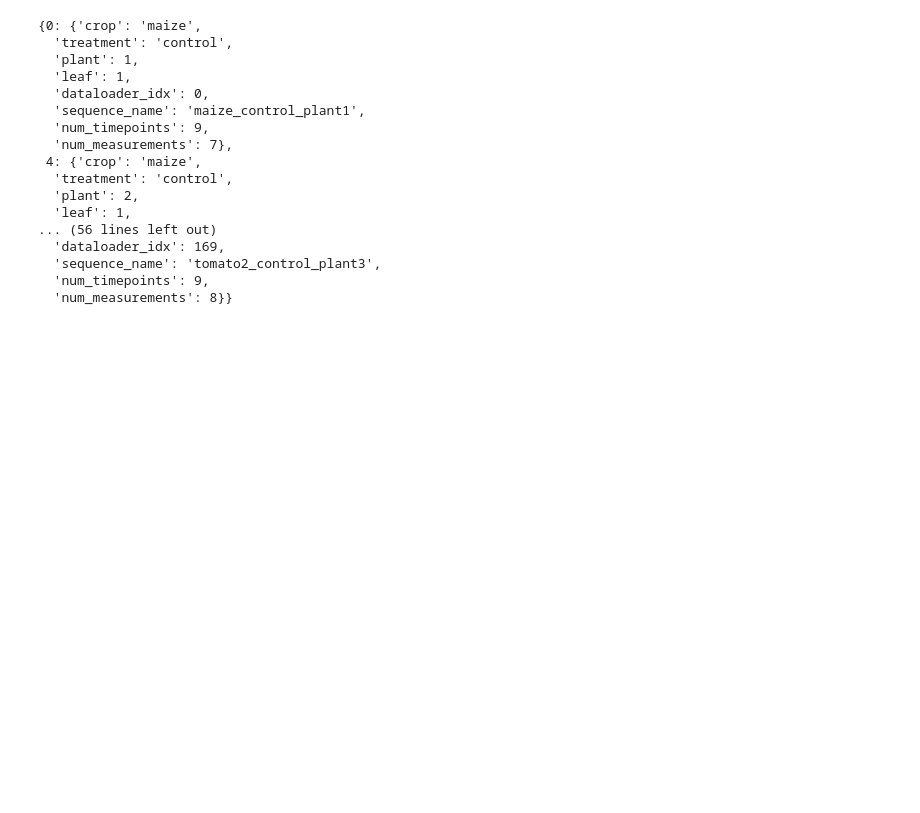
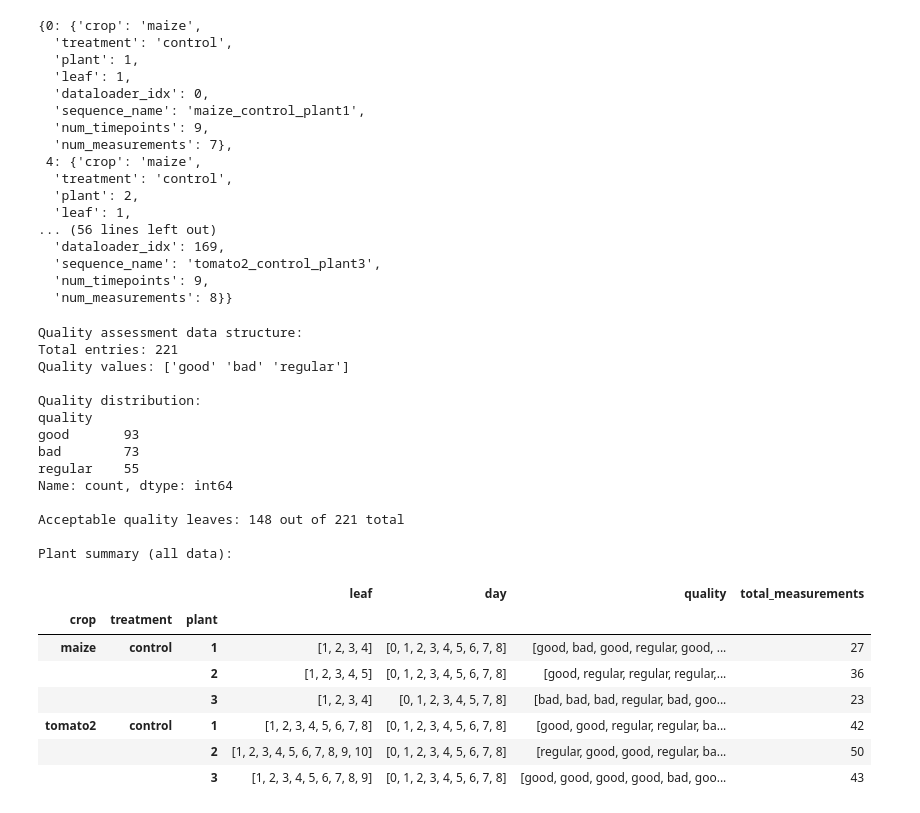
Before and after one commit to Joaquin-Gajardo/plant-shape-analysis, a Jupyter notebook: notebooks/7-compute_traits_TrackPlant3D.ipynb, the cells around one changed output. Cells and saved outputs as stored; diff of their text form; code cells hidden in the pictures; blank space fills up the shorter version.

```diff
--- a/notebooks/7-compute_traits_TrackPlant3D.ipynb
+++ b/notebooks/7-compute_traits_TrackPlant3D.ipynb
@@ -559,3 +559,55 @@ matched_sequences
   'sequence_name': 'tomato2_control_plant3',
   'num_timepoints': 9,
   'num_measurements': 8}}
+# %%
+# Find plants that have all good or regular leaves for all timesteps
+
+# First, let's understand what constitutes "good" or "regular" quality
+print("Quality assessment data structure:")
+print(f"Total entries: {len(df)}")
+print(f"Quality values: {df['quality'].unique()}")
+
+# Show distribution of quality ratings
+print("\nQuality distribution:")
+print(df['quality'].value_counts())
+
+# Define what we consider acceptable quality (good or regular)
+acceptable_qualities = ['good', 'regular']
+
+# Filter for acceptable quality leaves
+acceptable_leaves = df[df['quality'].isin(acceptable_qualities)].copy()
+print(f"\nAcceptable quality leaves: {len(acceptable_leaves)} out of {len(df)} total")
+
+# Group by plant to see what leaves each plant has across all timepoints
+plant_summary = df.groupby(['crop', 'treatment', 'plant']).agg({
+    'leaf': lambda x: sorted(list(x.unique())),  # unique leaves per plant
+    'day': lambda x: sorted(list(x.unique())),   # unique days per plant
+    'quality': list,  # all quality ratings for this plant
+    'dense_leaf_id': 'count'  # total measurements per plant
+}).rename(columns={'dense_leaf_id': 'total_measurements'})
+
+print("\nPlant summary (all data):")
+plant_summary
+# %% [output]
+Quality assessment data structure:
+Total entries: 221
+Quality values: ['good' 'bad' 'regular']
+
+Quality distribution:
+quality
+good       93
+bad        73
+regular    55
+Name: count, dtype: int64
+
+Acceptable quality leaves: 148 out of 221 total
+
+Plant summary (all data):
+|  |  |  | leaf | day | quality | total_measurements |
+| crop | treatment | plant |  |  |  |  |
+| maize | control | 1 | [1, 2, 3, 4] | [0, 1, 2, 3, 4, 5, 6, 7, 8] | [good, bad, good, regular, good, ... | 27 |
+|  |  | 2 | [1, 2, 3, 4, 5] | [0, 1, 2, 3, 4, 5, 6, 7, 8] | [good, regular, regular, regular,... | 36 |
+|  |  | 3 | [1, 2, 3, 4] | [0, 1, 2, 3, 4, 5, 7, 8] | [bad, bad, bad, regular, bad, goo... | 23 |
+| tomato2 | control | 1 | [1, 2, 3, 4, 5, 6, 7, 8] | [0, 1, 2, 3, 4, 5, 6, 7, 8] | [good, good, regular, regular, ba... | 42 |
+|  |  | 2 | [1, 2, 3, 4, 5, 6, 7, 8, 9, 10] | [0, 1, 2, 3, 4, 5, 6, 7, 8] | [regular, good, good, regular, ba... | 50 |
+|  |  | 3 | [1, 2, 3, 4, 5, 6, 7, 8, 9] | [0, 1, 2, 3, 4, 5, 6, 7, 8] | [good, good, good, good, bad, goo... | 43 |
```
Also changed, not shown: parts of 3 cells of this notebook.
